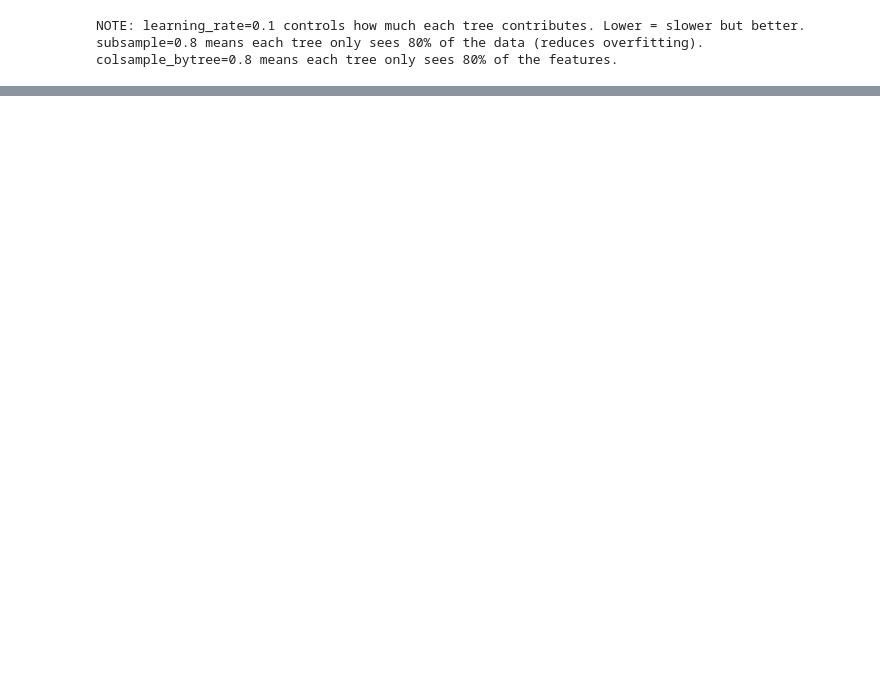
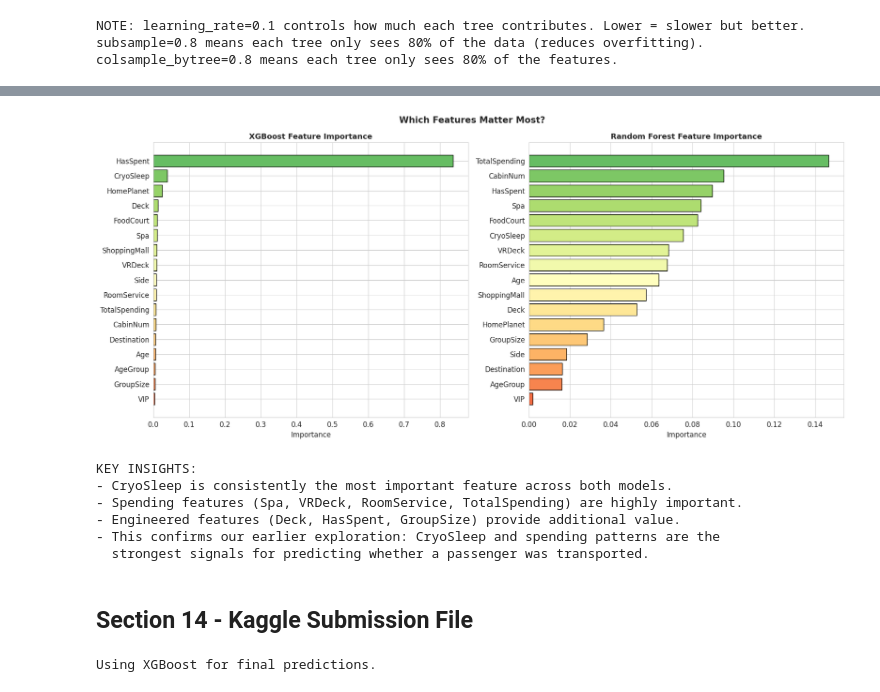
Before and after one commit to sneha-rangole/Machine-Learning-with-Patient-Drug-Data, a Jupyter notebook: spaceship-titanic-complete-machine-learning.ipynb, the cells around one changed output, grey strips where cells are left out. Saved outputs shown, nothing was run; the diff lists cells and outputs as text; code cells hidden in the pictures; blank space fills up the shorter version.

Commit message:
Kaggle Notebook | Spaceship Titanic: Complete Machine Learning  | Version 8

```diff
--- a/spaceship-titanic-complete-machine-learning.ipynb
+++ b/spaceship-titanic-complete-machine-learning.ipynb
@@ -891,0 +1153,71 @@ colsample_bytree=0.8 means each tree only sees 80% of the features.
+# %%
+# Feature importance from XGBoost and Random Forest
+fig, axes = plt.subplots(1, 2, figsize=(18, 8))
+
+for ax, model, name in [(axes[0], xgb_model, 'XGBoost'),
+                          (axes[1], rf_model, 'Random Forest')]:
+    importances = model.feature_importances_
+    indices = np.argsort(importances)[::-1]
+    sorted_features = [feature_columns[i] for i in indices]
+    sorted_importances = importances[indices]
+
+    colors = plt.cm.RdYlGn_r(np.linspace(0.2, 0.8, len(sorted_features)))
+    ax.barh(range(len(sorted_features)), sorted_importances[::-1],
+            color=colors[::-1], edgecolor='black')
+    ax.set_yticks(range(len(sorted_features)))
+    ax.set_yticklabels(sorted_features[::-1])
+    ax.set_xlabel('Importance')
+    ax.set_title(f'{name} Feature Importance', fontweight='bold', fontsize=13)
+
+plt.suptitle('Which Features Matter Most?', fontsize=15, fontweight='bold')
+plt.tight_layout()
+plt.savefig('chart_09_feature_importance.png', dpi=150, bbox_inches='tight')
+plt.show()
+# %% [output]
+[figure, added]
+# %%
+print("KEY INSIGHTS:")
+print("- CryoSleep is consistently the most important feature across both models.")
+print("- Spending features (Spa, VRDeck, RoomService, TotalSpending) are highly important.")
+print("- Engineered features (Deck, HasSpent, GroupSize) provide additional value.")
+print("- This confirms our earlier exploration: CryoSleep and spending patterns are the")
+print("  strongest signals for predicting whether a passenger was transported.")
+# %% [output]
+KEY INSIGHTS:
+- CryoSleep is consistently the most important feature across both models.
+- Spending features (Spa, VRDeck, RoomService, TotalSpending) are highly important.
+- Engineered features (Deck, HasSpent, GroupSize) provide additional value.
+- This confirms our earlier exploration: CryoSleep and spending patterns are the
+  strongest signals for predicting whether a passenger was transported.
+# %% [markdown]
+## Section 14 - Kaggle Submission File
+# %%
+# Choose the best model for prediction
+# We will use XGBoost as our primary submission
+# If another model won, change this accordingly
+best_models = {
+    'Logistic Regression': lr_model,
+    'Random Forest': rf_model,
+    'XGBoost': xgb_model,
+    'SVM (RBF Kernel)': svm_model,
+    'KNN (K=7)': knn_model
+}
+
+# Use the model with highest validation accuracy
+best_model = best_models[best_model_name]
+print(f"Using {best_model_name} for final predictions.")
+print()
+
+# Make predictions on the test set
+test_predictions = best_model.predict(X_test_scaled)
+
+# Convert 0/1 predictions to True/False (Kaggle format)
+test_predictions_bool = test_predictions.astype(bool)
+
+# Create submission dataframe
+submission = pd.DataFrame({
+    'PassengerId': test['PassengerId'],
+    'Transported': test_predictions_bool
+})
+# %% [output]
+Using XGBoost for final predictions.
```
Also changed, not shown: parts of 20 cells of this notebook.
